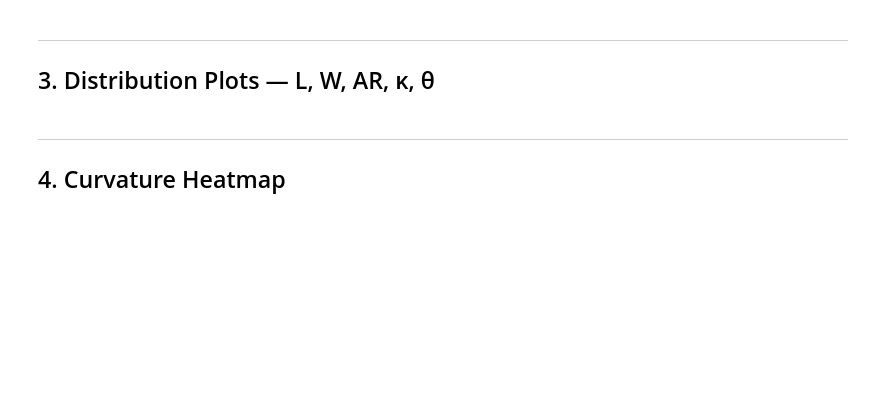
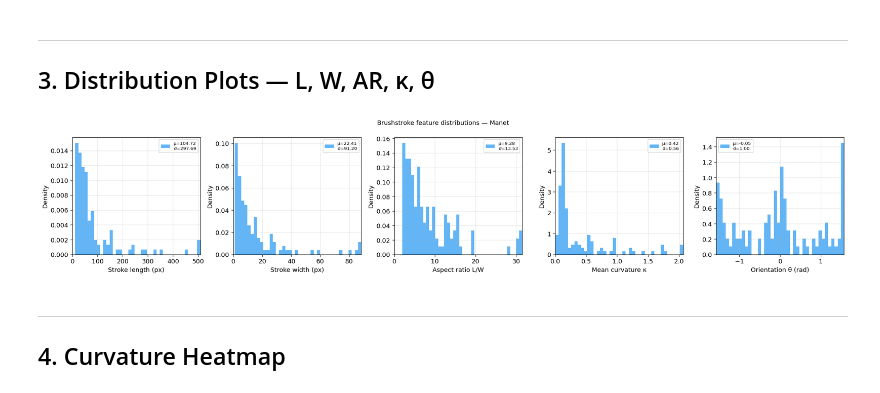
Before and after one commit to MichelleJVT/AiA-Fingerprinting, a Jupyter notebook: research/05_brushstroke_geometry.ipynb, the cells around one changed output. Cells and saved outputs as stored; diff of their text form; code cells hidden in the pictures; blank space fills up the shorter version.

```diff
--- a/research/05_brushstroke_geometry.ipynb
+++ b/research/05_brushstroke_geometry.ipynb
@@ -183,37 +183,32 @@ print(f'Contemporary: {len(strokes_c["L"])} strokes  |  mean L={strokes_c["L"].m
 ## 3. Distribution Plots — L, W, AR, κ, θ
 # %%
 features_to_plot = [
-    ('L',     'Stroke length (px)',            (0, np.percentile(np.concatenate([strokes_m['L'], strokes_c['L']]), 98))),
-    ('W',     'Stroke width (px)',             (0, np.percentile(np.concatenate([strokes_m['W'], strokes_c['W']]), 98))),
-    ('AR',    'Aspect ratio L/W',             (0, np.percentile(np.concatenate([strokes_m['AR'], strokes_c['AR']]), 98))),
-    ('kappa', 'Mean curvature κ',             (0, np.percentile(np.concatenate([strokes_m['kappa'], strokes_c['kappa']]), 98))),
-    ('theta', 'Orientation θ (rad)',          (-np.pi/2, np.pi/2)),
+    ('L',     'Stroke length (px)',   (0, np.percentile(strokes_m['L'], 98))),
+    ('W',     'Stroke width (px)',    (0, np.percentile(strokes_m['W'], 98))),
+    ('AR',    'Aspect ratio L/W',     (0, np.percentile(strokes_m['AR'], 98))),
+    ('kappa', 'Mean curvature κ',     (0, np.percentile(strokes_m['kappa'], 98))),
+    ('theta', 'Orientation θ (rad)',  (-np.pi/2, np.pi/2)),
 ]
 
 fig, axes = plt.subplots(1, 5, figsize=(20, 4))
-fig.suptitle('Brushstroke feature distributions: Manet (blue) vs Contemporary (orange)\n'
-             'Hypothesis: Manet = longer L, lower κ', fontsize=11)
+fig.suptitle('Brushstroke feature distributions — Manet', fontsize=11)
 
 for ax, (feat, xlabel, xlim) in zip(axes, features_to_plot):
     data_m = strokes_m[feat]
-    data_c = strokes_c[feat]
+    data_m_c = np.clip(data_m, xlim[0], xlim[1])
 
-    # Clip to xlim for display
-    data_m_c = np.clip(data_m, xlim[0], xlim[1])
-    data_c_c = np.clip(data_c, xlim[0], xlim[1])
-
-    ax.hist(data_m_c, bins=40, density=True, alpha=0.6, color='#2196F3',
-            label=f'Manet\nμ={data_m.mean():.2f}')
-    ax.hist(data_c_c, bins=40, density=True, alpha=0.6, color='#FF5722',
-            label=f'Contemp.\nμ={data_c.mean():.2f}')
+    ax.hist(data_m_c, bins=40, density=True, alpha=0.7, color='#2196F3',
+            label=f'μ={data_m.mean():.2f}\nσ={data_m.std():.2f}')
     ax.set_xlabel(xlabel)
     ax.set_ylabel('Density')
     ax.set_xlim(xlim)
     ax.legend(fontsize=8)
     ax.grid(alpha=0.3)
 
 plt.tight_layout()
 plt.show()
+# %% [output]
+[figure, added]
 # %% [markdown]
 ---
 ## 4. Curvature Heatmap
```
Also changed, not shown: parts of 8 cells of this notebook, 8 other files.
